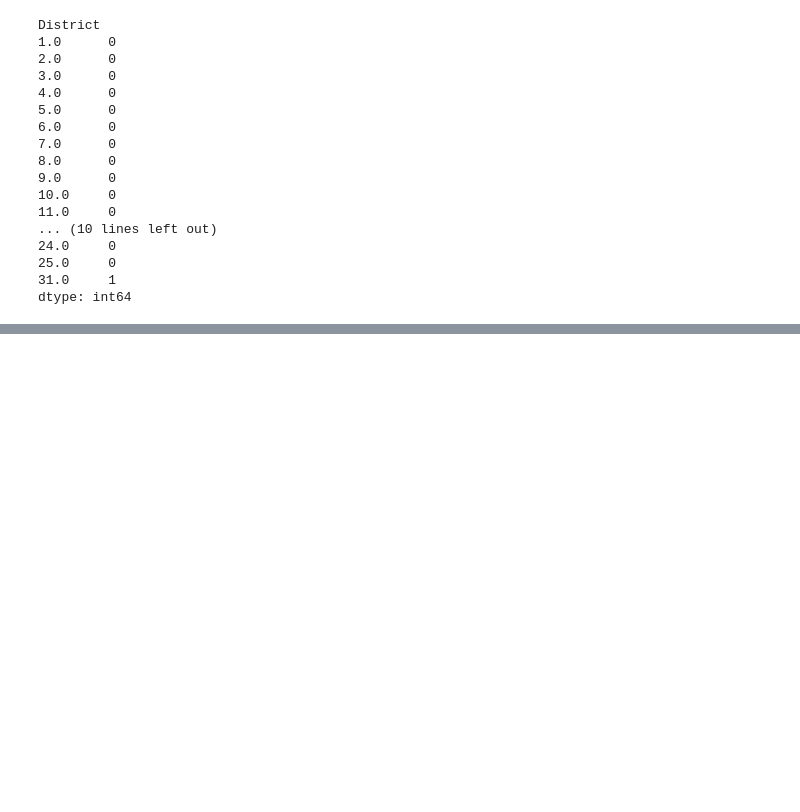
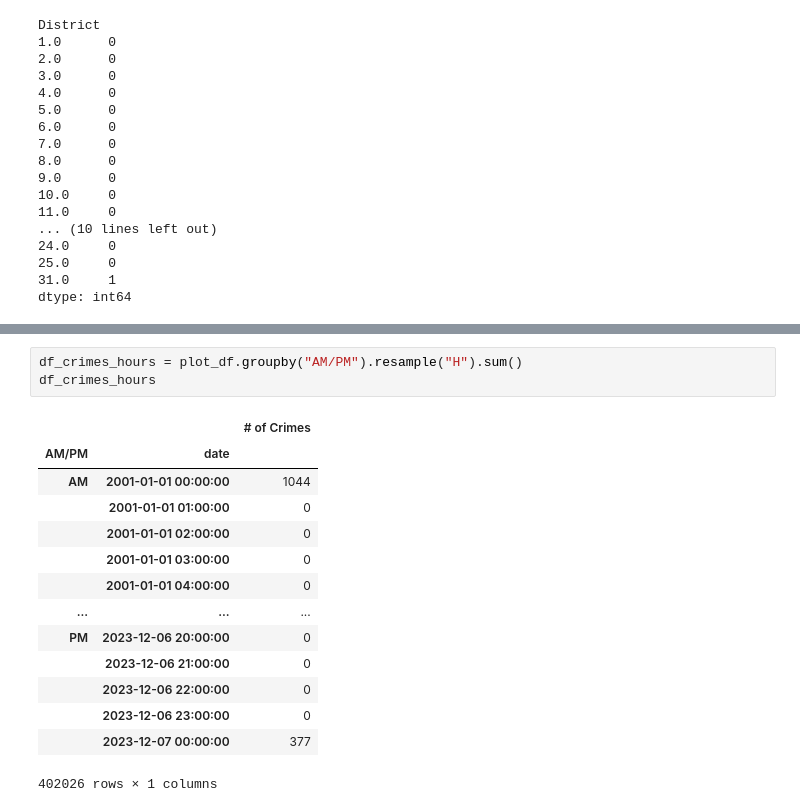
Before and after one commit to AsmaBenHmidene/Chicago-Crime, a Jupyter notebook: Prepare Chicago Crime Data for a GitHub Repository.ipynb, the cells around one changed output, grey strips where cells are left out. Saved outputs shown, nothing was run; the diff lists cells and outputs as text; blank space fills up the shorter version.

```diff
--- a/Prepare Chicago Crime Data for a GitHub Repository.ipynb
+++ b/Prepare Chicago Crime Data for a GitHub Repository.ipynb
@@ -420,0 +492,18 @@ Are Motor Vehicle Thefts more common during AM rush hour or PM Rush Hour?
+# %%
+df_crimes_hours = plot_df.groupby("AM/PM").resample("H").sum()
+df_crimes_hours
+# %% [output]
+|  |  | # of Crimes |
+| AM/PM | date |  |
+| AM | 2001-01-01 00:00:00 | 1044 |
+|  | 2001-01-01 01:00:00 | 0 |
+|  | 2001-01-01 02:00:00 | 0 |
+|  | 2001-01-01 03:00:00 | 0 |
+|  | 2001-01-01 04:00:00 | 0 |
+| ... | ... | ... |
+| PM | 2023-12-06 20:00:00 | 0 |
+|  | 2023-12-06 21:00:00 | 0 |
+|  | 2023-12-06 22:00:00 | 0 |
+|  | 2023-12-06 23:00:00 | 0 |
+|  | 2023-12-07 00:00:00 | 377 |
+402026 rows × 1 columns
```
Also changed, not shown: parts of 40 cells of this notebook.
